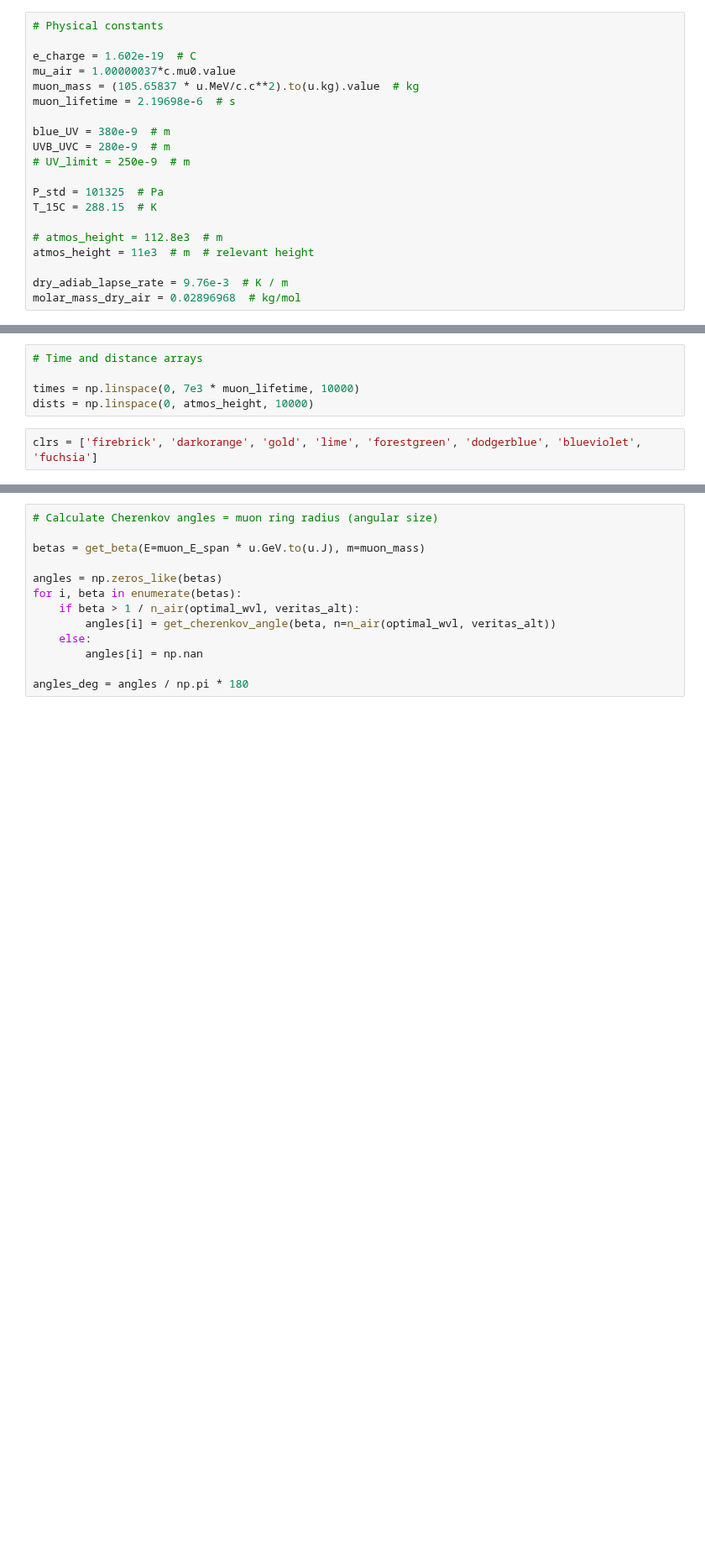
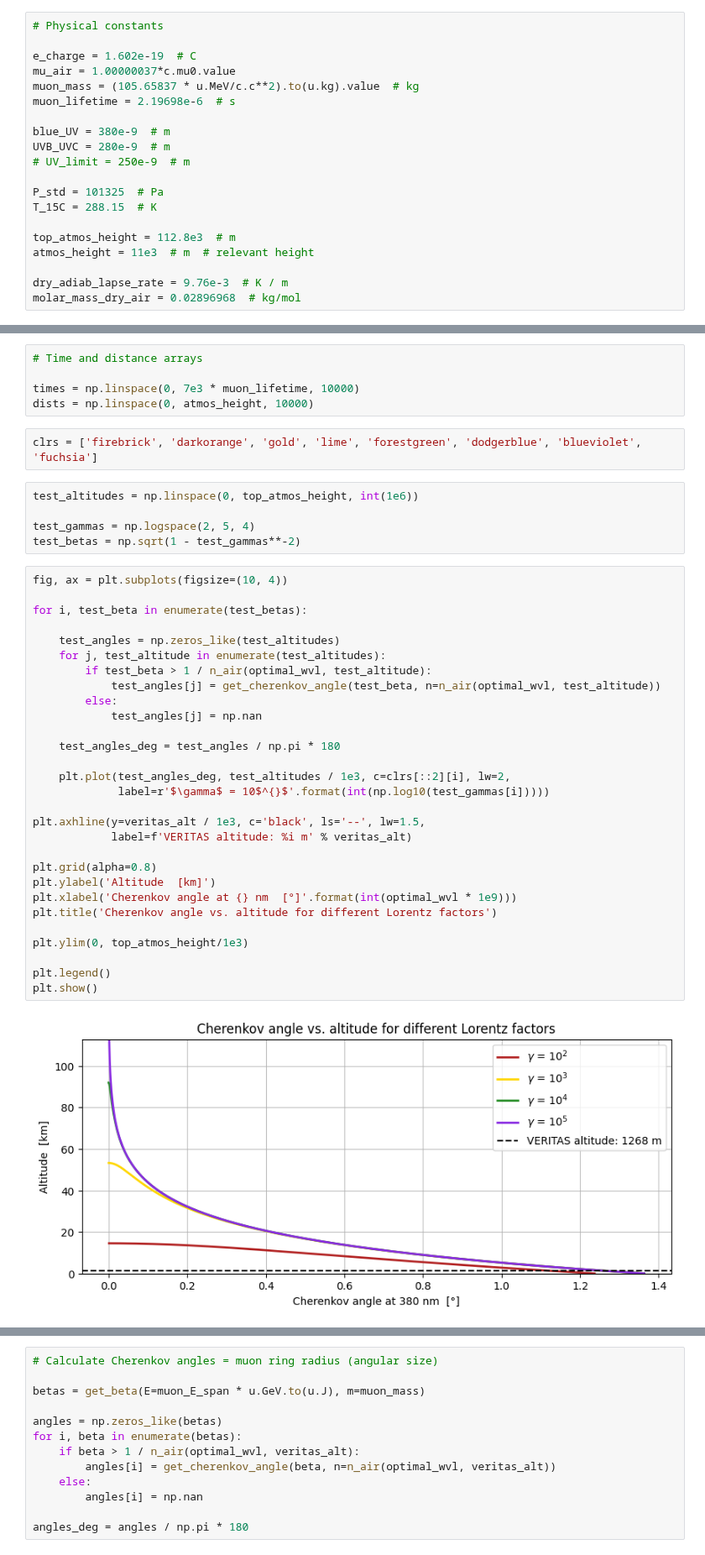
Before and after one commit to leandrorizk/magnetic_monopoles, a Jupyter notebook: muons/muon_detection_with_PT_dependence.ipynb, the cells around one changed output, grey strips where cells are left out. Shown at 84% size. Cells and saved outputs as stored; diff of their text form; blank space fills up the shorter version.

Commit message:
New muon analysis of height-dependent Cherenkov emission

```diff
--- a/muons/muon_detection_with_PT_dependence.ipynb
+++ b/muons/muon_detection_with_PT_dependence.ipynb
@@ -21,7 +21,7 @@ UVB_UVC = 280e-9  # m
 P_std = 101325  # Pa
 T_15C = 288.15  # K
 
-# atmos_height = 112.8e3  # m
+top_atmos_height = 112.8e3  # m
 atmos_height = 11e3  # m  # relevant height
 
 dry_adiab_lapse_rate = 9.76e-3  # K / m
@@ -332,3 +335,39 @@ times = np.linspace(0, 7e3 * muon_lifetime, 10000)
 dists = np.linspace(0, atmos_height, 10000)
 # %%
 clrs = ['firebrick', 'darkorange', 'gold', 'lime', 'forestgreen', 'dodgerblue', 'blueviolet', 'fuchsia']
+# %%
+test_altitudes = np.linspace(0, top_atmos_height, int(1e6))
+
+test_gammas = np.logspace(2, 5, 4)
+test_betas = np.sqrt(1 - test_gammas**-2)
+# %%
+fig, ax = plt.subplots(figsize=(10, 4))
+
+for i, test_beta in enumerate(test_betas):
+
+    test_angles = np.zeros_like(test_altitudes)
+    for j, test_altitude in enumerate(test_altitudes):
+        if test_beta > 1 / n_air(optimal_wvl, test_altitude):
+            test_angles[j] = get_cherenkov_angle(test_beta, n=n_air(optimal_wvl, test_altitude))
+        else:
+            test_angles[j] = np.nan
+
+    test_angles_deg = test_angles / np.pi * 180
+
+    plt.plot(test_angles_deg, test_altitudes / 1e3, c=clrs[::2][i], lw=2,
+             label=r'$\gamma$ = 10$^{}$'.format(int(np.log10(test_gammas[i]))))
+
+plt.axhline(y=veritas_alt / 1e3, c='black', ls='--', lw=1.5,
+            label=f'VERITAS altitude: %i m' % veritas_alt)
+
+plt.grid(alpha=0.8)
+plt.ylabel('Altitude  [km]')
+plt.xlabel('Cherenkov angle at {} nm  [°]'.format(int(optimal_wvl * 1e9)))
+plt.title('Cherenkov angle vs. altitude for different Lorentz factors')
+
+plt.ylim(0, top_atmos_height/1e3)
+
+plt.legend()
+plt.show()
+# %% [output]
+[figure, added]
```
Also changed, not shown: parts of 20 cells of this notebook.
